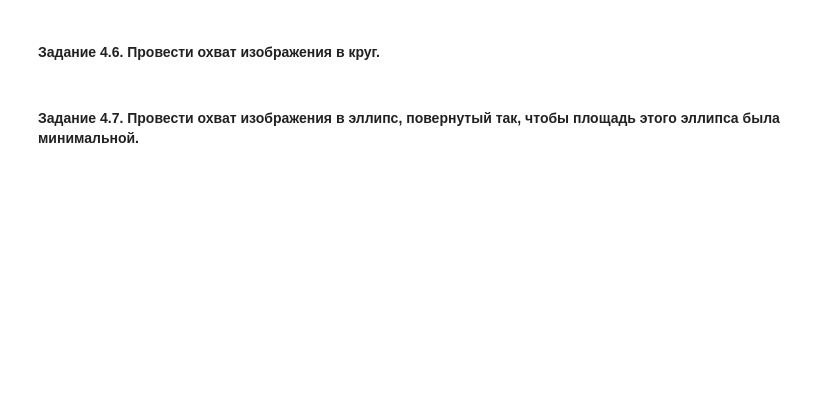
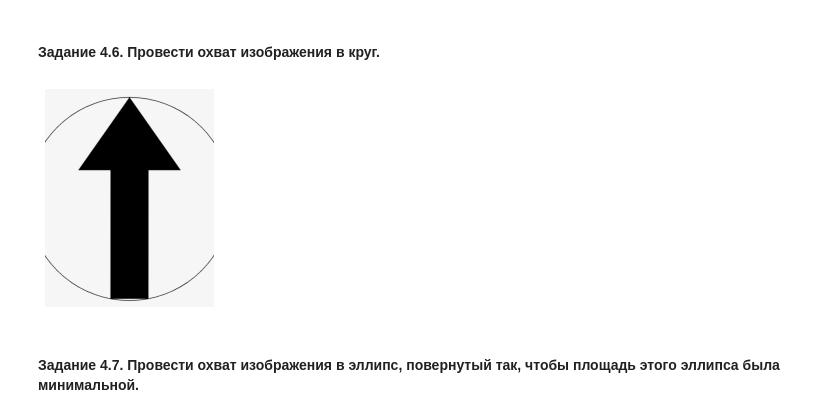
Before and after one commit to obrMaria/TRO_10, a Jupyter notebook: notebook/общие.ipynb, the cells around one changed output. Cells and saved outputs as stored; diff of their text form; code cells hidden in the pictures; blank space fills up the shorter version.

```diff
--- a/notebook/общие.ipynb
+++ b/notebook/общие.ipynb
@@ -108,15 +122,19 @@ plt.imshow(imp);
 # %% [markdown]
 #### Задание 4.6. Провести охват изображения в круг.
 # %%
+image = cv2.imread('ch.png',0)
+
 (x,y),radius = cv2.minEnclosingCircle(cnt)
 center = (int(x),int(y))
 radius = int(radius)
 
 imp = cv2.circle(image,center,radius,(0,255,0),2)
 imp = cv2.cvtColor(imp, cv2.COLOR_BGR2RGB)
 
 plt.axis('off')
 plt.imshow(imp);
+# %% [output]
+[figure, added]
 # %% [markdown]
 #### Задание 4.7. Провести охват изображения в эллипс, повернутый так, чтобы площадь этого эллипса была минимальной.
 # %%
```
Also changed, not shown: parts of 17 cells of this notebook, 4 other files.
